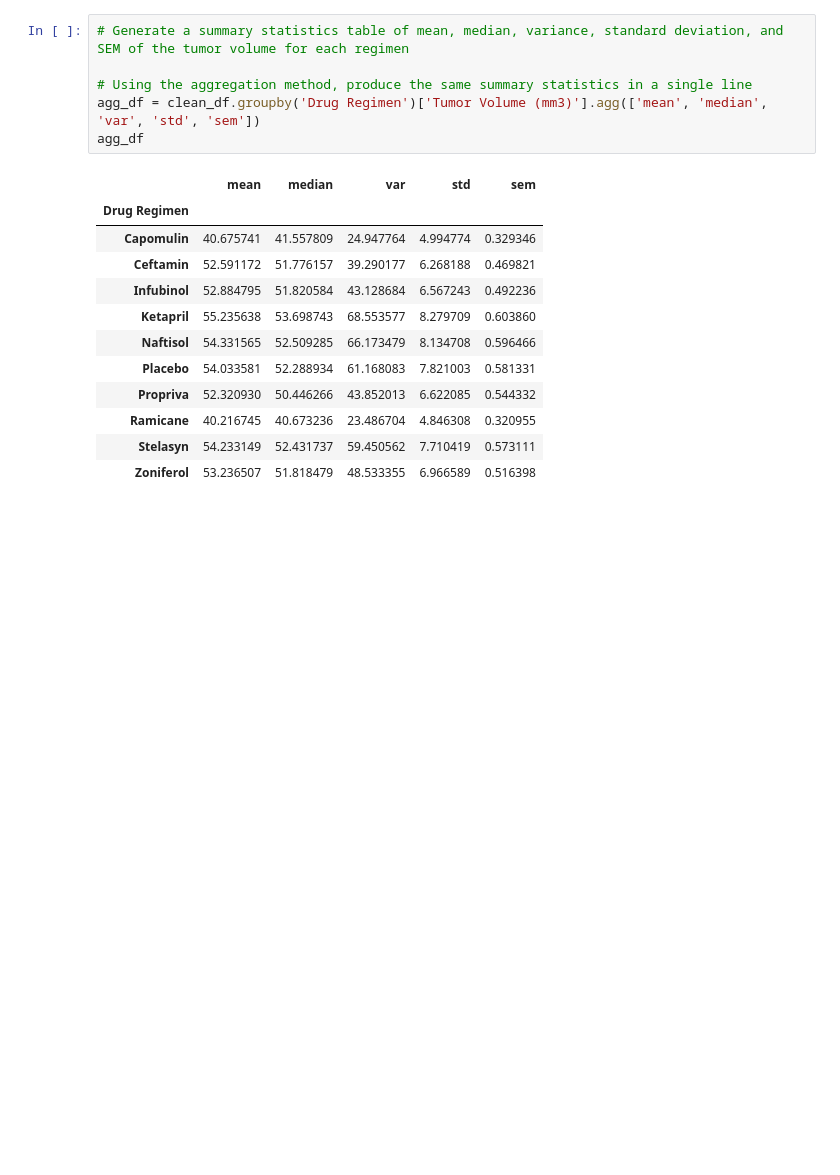
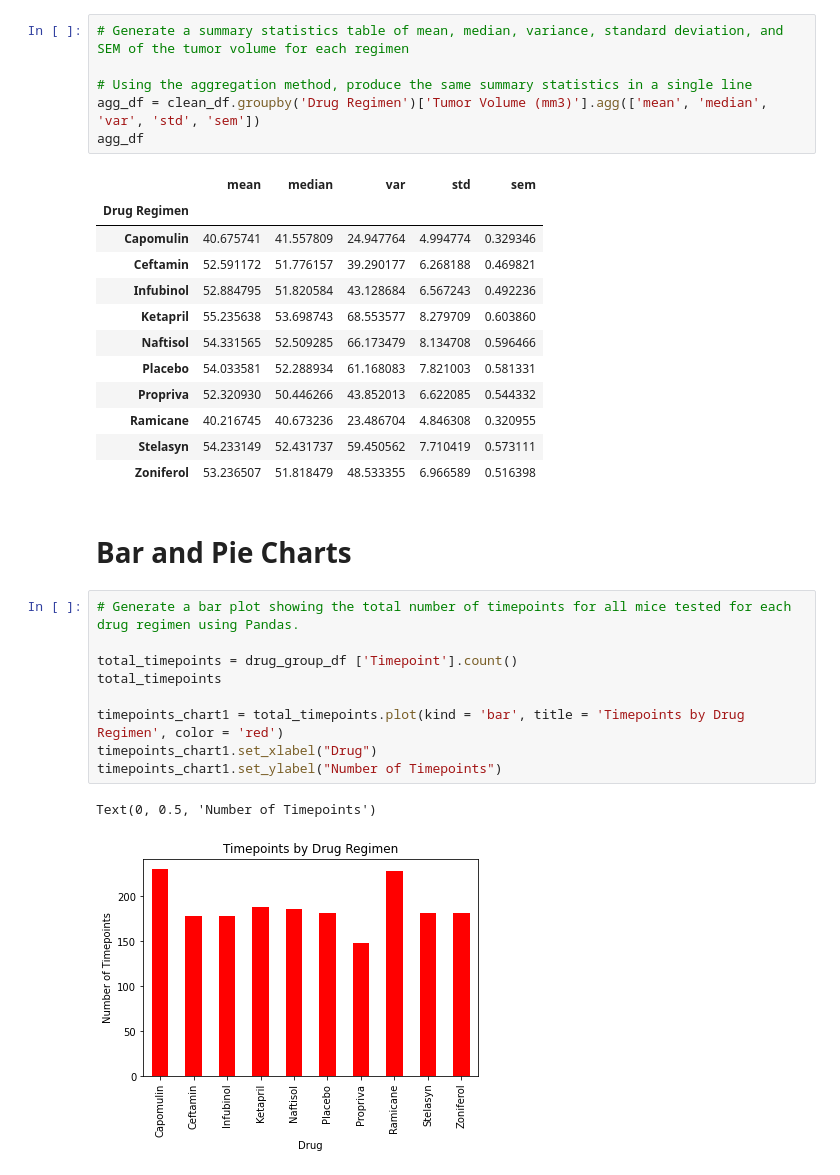
Before and after one commit to EHoaglund94/Week_5_Matplotlib, a Jupyter notebook: The Power of Plots.ipynb, the cells around one changed output. Cells and saved outputs as stored; diff of their text form; blank space fills up the shorter version.

Commit message:
Added bar charts and pie charts

```diff
--- a/The Power of Plots.ipynb
+++ b/The Power of Plots.ipynb
@@ -143,3 +144,17 @@ agg_df
 | Ramicane | 40.216745 | 40.673236 | 23.486704 | 4.846308 | 0.320955 |
 | Stelasyn | 54.233149 | 52.431737 | 59.450562 | 7.710419 | 0.573111 |
 | Zoniferol | 53.236507 | 51.818479 | 48.533355 | 6.966589 | 0.516398 |
+# %% [markdown]
+# Bar and Pie Charts
+# %%
+# Generate a bar plot showing the total number of timepoints for all mice tested for each drug regimen using Pandas.
+
+total_timepoints = drug_group_df ['Timepoint'].count()
+total_timepoints
+
+timepoints_chart1 = total_timepoints.plot(kind = 'bar', title = 'Timepoints by Drug Regimen', color = 'red')
+timepoints_chart1.set_xlabel("Drug")
+timepoints_chart1.set_ylabel("Number of Timepoints")
+# %% [output]
+Text(0, 0.5, 'Number of Timepoints')
+[figure, added]
```
Also changed, not shown: parts of 5 cells of this notebook.
